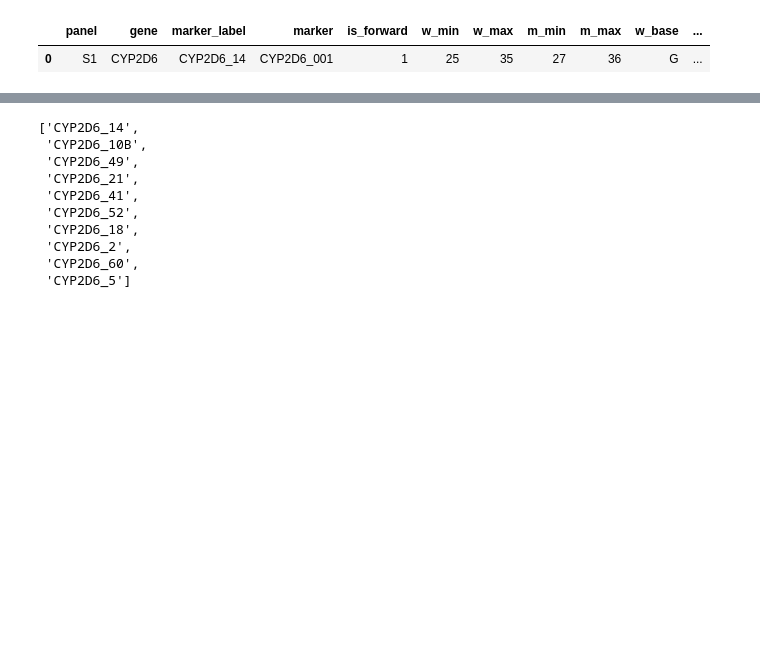
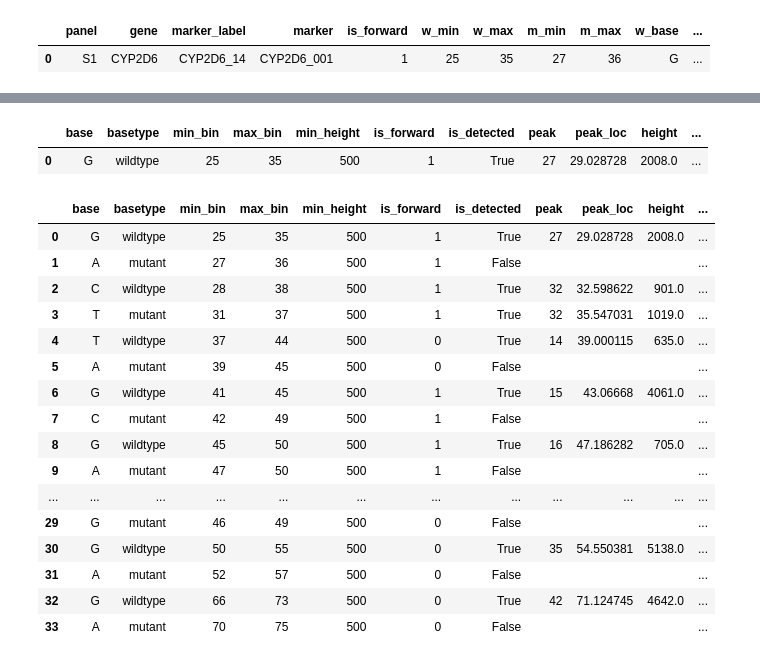
Before and after one commit to lamnvcnsh/snapshot_genotyping, a Jupyter notebook: fsa_peak_detection.ipynb, the cells around one changed output, grey strips where cells are left out. Cells and saved outputs as stored; diff of their text form; code cells hidden in the pictures; blank space fills up the shorter version.

```diff
--- a/fsa_peak_detection.ipynb
+++ b/fsa_peak_detection.ipynb
@@ -978,16 +1088,0 @@ CYP2D6_017 S2 True GG
-# %%
-marker_list = generate_markers(peak_table)
-panel1 = [marker for marker in marker_list if marker.panel=='CYP2D6-S1']
-
-[marker.marker_name for marker in panel1 if marker.panel=='CYP2D6-S1']
-# %% [output]
-['CYP2D6_14',
- 'CYP2D6_10B',
- 'CYP2D6_49',
- 'CYP2D6_21',
- 'CYP2D6_41',
- 'CYP2D6_52',
- 'CYP2D6_18',
- 'CYP2D6_2',
- 'CYP2D6_60',
- 'CYP2D6_5']
@@ -1040,0 +1089,38 @@ select_base = pred[min_index:max_index]
+# %%
+pd.DataFrame(s1[0].alleles[0].__dict__)
+# %% [output]
+|  | base | basetype | min_bin | max_bin | min_height | is_forward | is_detected | peak | peak_loc | height | ... |
+| 0 | G | wildtype | 25 | 35 | 500 | 1 | True | 27 | 29.028728 | 2008.0 | ... |
+# %%
+def format_call_markers(markers):
+    df = pd.DataFrame()
+    for marker in markers:
+        for allele in marker.alleles:
+            tmp = pd.DataFrame(allele.__dict__, index=[0])
+            tmp['marker'] = marker.marker_name
+            tmp['gene'] = marker.gene
+            tmp['genotype'] = marker.genotype
+            tmp['phenotype'] = marker.phenotype
+            df = pd.concat([df, tmp])
+
+    return df.reset_index(drop=True)
+# %%
+format_call_markers(s1)
+# %% [output]
+|  | base | basetype | min_bin | max_bin | min_height | is_forward | is_detected | peak | peak_loc | height | ... |
+| 0 | G | wildtype | 25 | 35 | 500 | 1 | True | 27 | 29.028728 | 2008.0 | ... |
+| 1 | A | mutant | 27 | 36 | 500 | 1 | False |  |  |  | ... |
+| 2 | C | wildtype | 28 | 38 | 500 | 1 | True | 32 | 32.598622 | 901.0 | ... |
+| 3 | T | mutant | 31 | 37 | 500 | 1 | True | 32 | 35.547031 | 1019.0 | ... |
+| 4 | T | wildtype | 37 | 44 | 500 | 0 | True | 14 | 39.000115 | 635.0 | ... |
+| 5 | A | mutant | 39 | 45 | 500 | 0 | False |  |  |  | ... |
+| 6 | G | wildtype | 41 | 45 | 500 | 1 | True | 15 | 43.06668 | 4061.0 | ... |
+| 7 | C | mutant | 42 | 49 | 500 | 1 | False |  |  |  | ... |
+| 8 | G | wildtype | 45 | 50 | 500 | 1 | True | 16 | 47.186282 | 705.0 | ... |
+| 9 | A | mutant | 47 | 50 | 500 | 1 | False |  |  |  | ... |
+| ... | ... | ... | ... | ... | ... | ... | ... | ... | ... | ... | ... |
+| 29 | G | mutant | 46 | 49 | 500 | 0 | False |  |  |  | ... |
+| 30 | G | wildtype | 50 | 55 | 500 | 0 | True | 35 | 54.550381 | 5138.0 | ... |
+| 31 | A | mutant | 52 | 57 | 500 | 0 | False |  |  |  | ... |
+| 32 | G | wildtype | 66 | 73 | 500 | 0 | True | 42 | 71.124745 | 4642.0 | ... |
+| 33 | A | mutant | 70 | 75 | 500 | 0 | False |  |  |  | ... |
```
Also changed, not shown: parts of 9 cells of this notebook.
